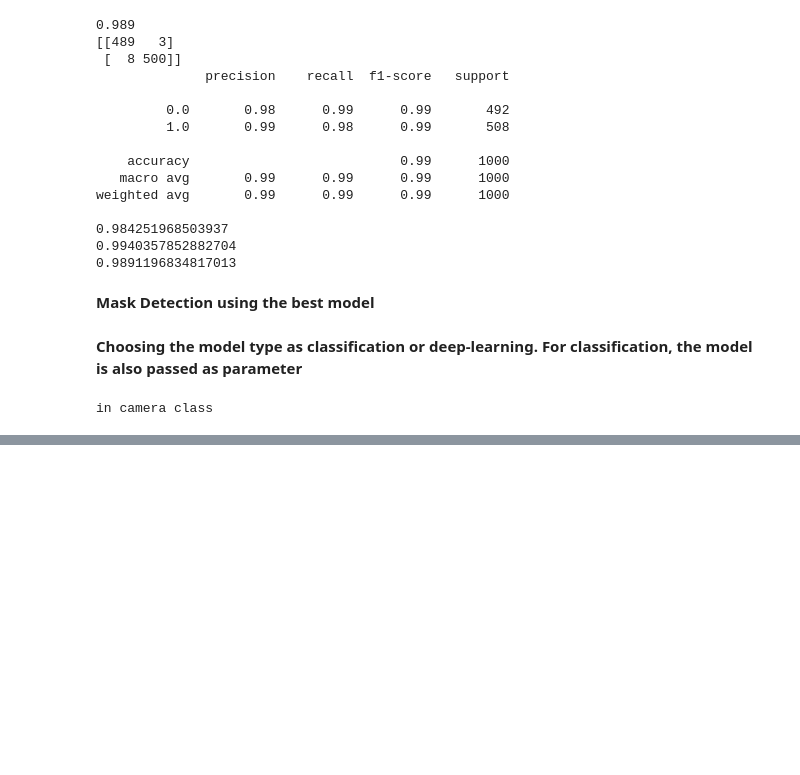
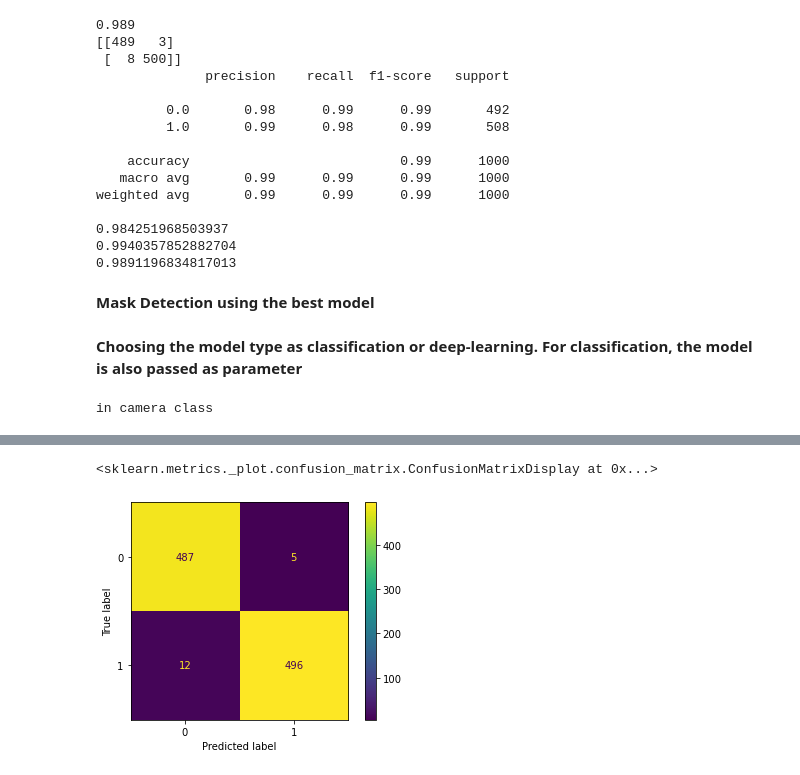
Before and after one commit to sohanasarah/FaceMaskDetection, a Jupyter notebook: evaulation.ipynb, the cells around one changed output, grey strips where cells are left out. Saved outputs shown, nothing was run; the diff lists cells and outputs as text; code cells hidden in the pictures; blank space fills up the shorter version.

```diff
--- a/evaulation.ipynb
+++ b/evaulation.ipynb
@@ -91,0 +133,5 @@ in camera class
+# %%
+ConfusionMatrixDisplay(dt_cm).plot()
+# %% [output]
+<sklearn.metrics._plot.confusion_matrix.ConfusionMatrixDisplay at 0x...>
+[figure, added]
```
Also changed, not shown: parts of 7 cells of this notebook.
